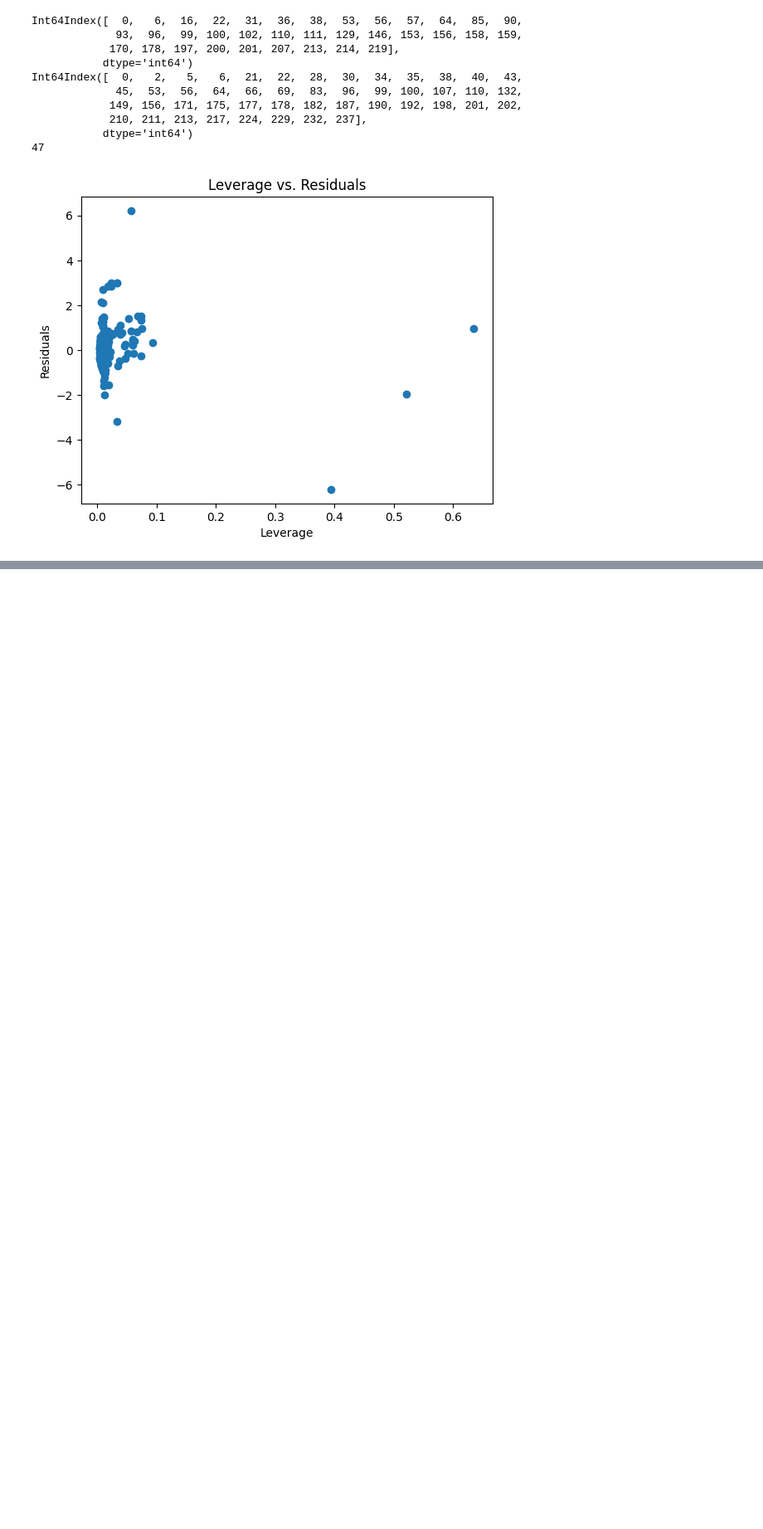
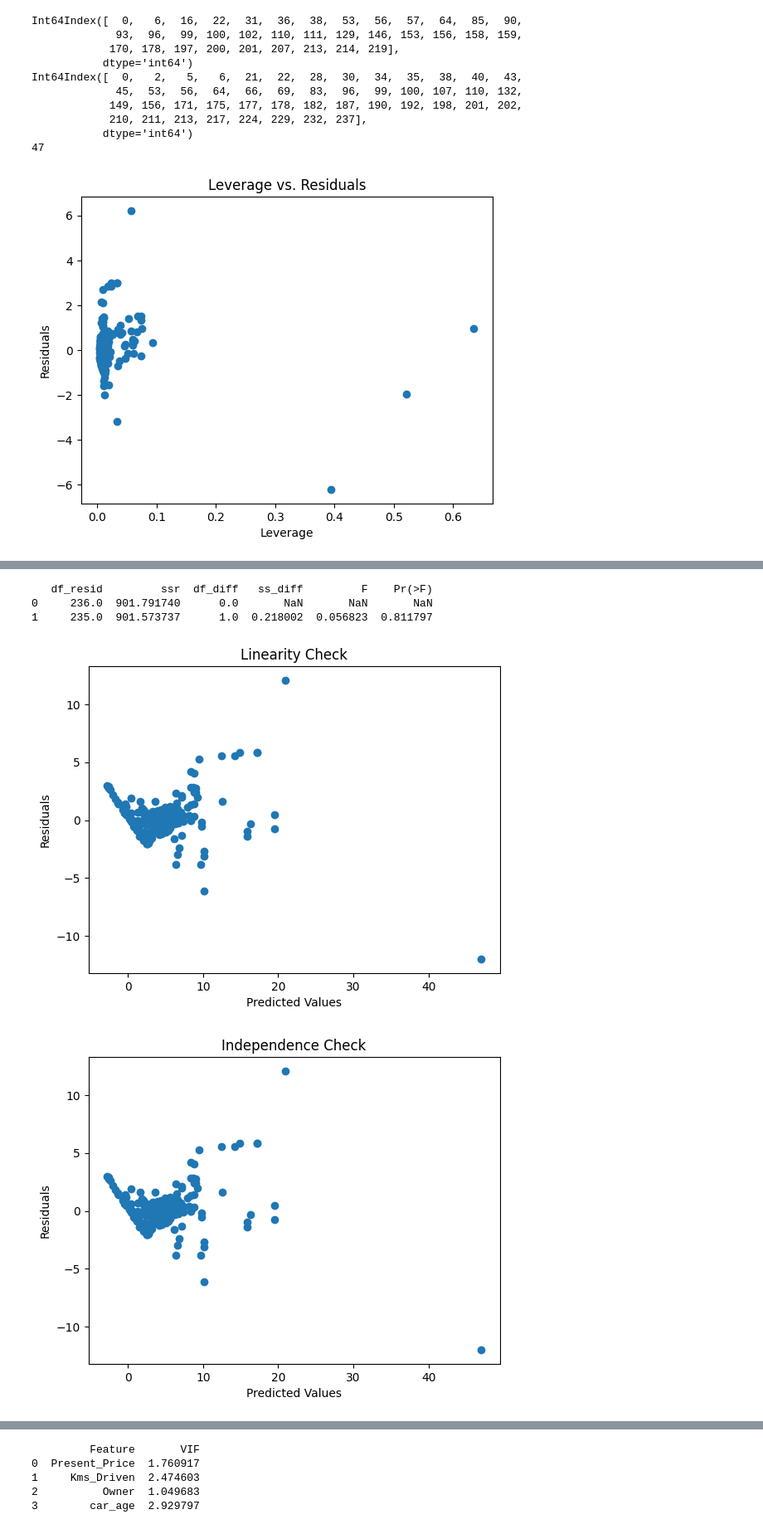
Before and after one commit to Arnav-Chittibabu/stats101a_final, a Jupyter notebook: car_prediction_price.ipynb, the cells around one changed output, grey strips where cells are left out. Shown at 83% size. Cells and saved outputs as stored; diff of their text form; code cells hidden in the pictures; blank space fills up the shorter version.

Commit message:
added partial model

```diff
--- a/car_prediction_price.ipynb
+++ b/car_prediction_price.ipynb
@@ -223,3 +223,22 @@ Int64Index([  0,   2,   5,   6,  21,  22,  28,  30,  34,  35,  38,  40,  43,
            dtype='int64')
 47
 [figure]
+# %%
+# Remove the 'Kms_Driven' column from X_train and X_test
+X_train_no_kms = X_train.drop('Kms_Driven', axis=1)
+X_test_no_kms = X_test.drop('Kms_Driven', axis=1)
+
+# Rebuild the model without the 'Kms_Driven' variable
+model_no_kms = sm.OLS(y_train, sm.add_constant(X_train_no_kms)).fit()
+
+# Make predictions on the test data
+y_pred_test_no_kms = model_no_kms.predict(sm.add_constant(X_test_no_kms))
+
+# Calculate evaluation metrics
+mse_test_no_kms = mean_squared_error(y_test, y_pred_test_no_kms)
+mae_test_no_kms = mean_absolute_error(y_test, y_pred_test_no_kms)
+
+# Print the model summary
+print(model_no_kms.summary())
+print('Mean Squared Error (Test):', mse_test_no_kms)
+print('Mean Absolute Error (Test):', mae_test_no_kms)
@@ -225,0 +263,49 @@ Int64Index([  0,   2,   5,   6,  21,  22,  28,  30,  34,  35,  38,  40,  43,
+# %%
+from statsmodels.stats.anova import anova_lm
+from sklearn.metrics import mean_squared_error, mean_absolute_error
+
+anova_results = anova_lm(model_no_kms,results)
+print(anova_results)
+# %% [output]
+   df_resid         ssr  df_diff   ss_diff         F    Pr(>F)
+0     236.0  901.791740      0.0       NaN       NaN       NaN
+1     235.0  901.573737      1.0  0.218002  0.056823  0.811797
+# %%
+import matplotlib.pyplot as plt
+import statsmodels.api as sm
+from statsmodels.stats.outliers_influence import variance_inflation_factor
+
+# Check linearity of the relationship
+plt.scatter(model_no_kms.fittedvalues, model_no_kms.resid)
+plt.xlabel('Predicted Values')
+plt.ylabel('Residuals')
+plt.title('Linearity Check')
+plt.show()
+
+# Check independence of residuals
+plt.scatter(model_no_kms.fittedvalues, model_no_kms.resid)
+plt.xlabel('Predicted Values')
+plt.ylabel('Residuals')
+plt.title('Independence Check')
+plt.show()
+
+# Check homoscedasticity of residuals
+plt.scatter(model_no_kms.fittedvalues, model_no_kms.resid)
+plt.xlabel('Predicted Values')
+plt.ylabel('Residuals')
+plt.title('Homoscedasticity Check')
+plt.show()
+
+# Check normality of residuals
+sm.qqplot(model_no_kms.resid, line='s')
+plt.title('Normality Check')
+plt.show()
+
+# Calculate the VIF for each feature
+vif = pd.DataFrame()
+vif["Feature"] = X.columns
+vif["VIF"] = [variance_inflation_factor(X.values, i) for i in range(X.shape[1])]
+print(vif)
+# %% [output]
+[figure, added]
+[figure, added]
@@ -226 +314,6 @@ Int64Index([  0,   2,   5,   6,  21,  22,  28,  30,  34,  35,  38,  40,  43,
+         Feature       VIF
+0  Present_Price  1.760917
+1     Kms_Driven  2.474603
+2          Owner  1.049683
+3        car_age  2.929797
 # %% [markdown]
```
Also changed, not shown: parts of 7 cells of this notebook.
